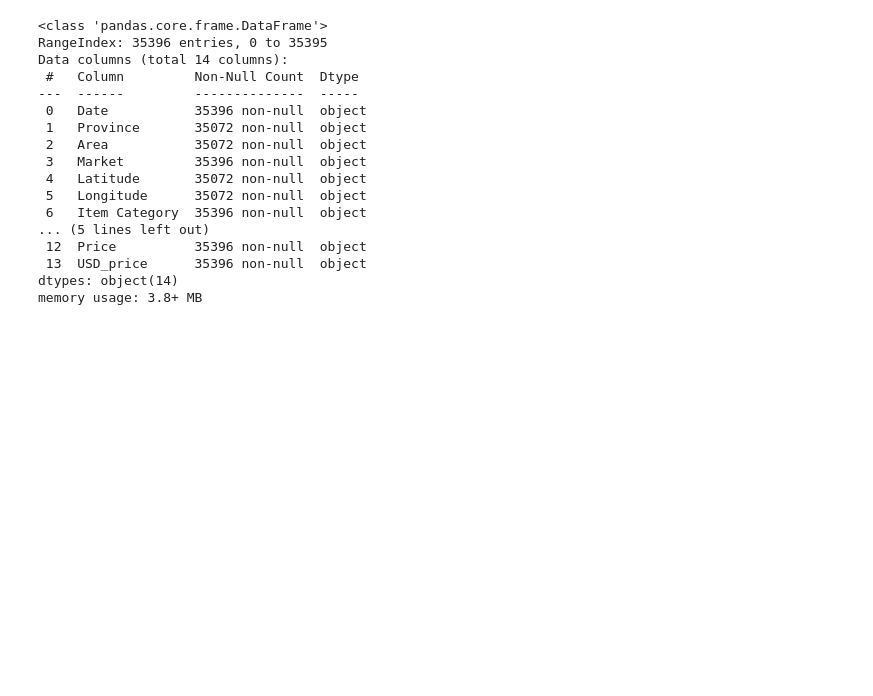
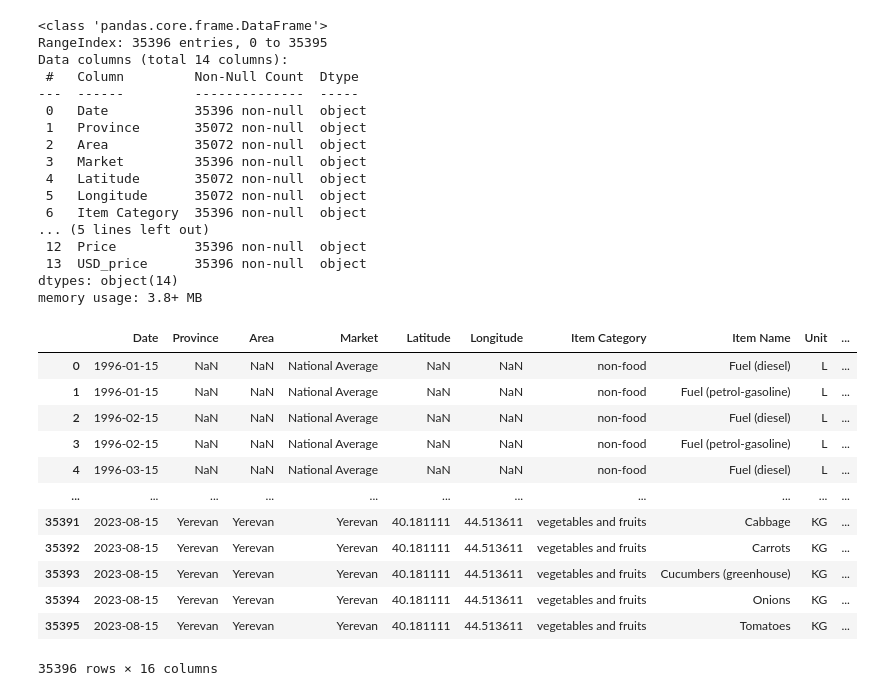
Before and after one commit to TatKhachatryan/Time-Series-Analysis-Project, a Jupyter notebook: ts_analysis_food_prices_arm.ipynb, the cells around one changed output. Saved outputs shown, nothing was run; the diff lists cells and outputs as text; code cells hidden in the pictures; blank space fills up the shorter version.

```diff
--- a/ts_analysis_food_prices_arm.ipynb
+++ b/ts_analysis_food_prices_arm.ipynb
@@ -121,3 +121,22 @@ memory usage: 3.8+ MB
 data['Date'] = pd.to_datetime(data['Date'])
 data['Price'] = data['Price'].astype(float)
 data['USD_price'] = data['USD_price'].astype(float)
+# %%
+data['Year'] = data['Date'].dt.year
+data['Quarter'] = pd.PeriodIndex(data['Date'], freq='Q')
+# %%
+data
+# %% [output]
+|  | Date | Province | Area | Market | Latitude | Longitude | Item Category | Item Name | Unit | ... |
+| 0 | 1996-01-15 | NaN | NaN | National Average | NaN | NaN | non-food | Fuel (diesel) | L | ... |
+| 1 | 1996-01-15 | NaN | NaN | National Average | NaN | NaN | non-food | Fuel (petrol-gasoline) | L | ... |
+| 2 | 1996-02-15 | NaN | NaN | National Average | NaN | NaN | non-food | Fuel (diesel) | L | ... |
+| 3 | 1996-02-15 | NaN | NaN | National Average | NaN | NaN | non-food | Fuel (petrol-gasoline) | L | ... |
+| 4 | 1996-03-15 | NaN | NaN | National Average | NaN | NaN | non-food | Fuel (diesel) | L | ... |
+| ... | ... | ... | ... | ... | ... | ... | ... | ... | ... | ... |
+| 35391 | 2023-08-15 | Yerevan | Yerevan | Yerevan | 40.181111 | 44.513611 | vegetables and fruits | Cabbage | KG | ... |
+| 35392 | 2023-08-15 | Yerevan | Yerevan | Yerevan | 40.181111 | 44.513611 | vegetables and fruits | Carrots | KG | ... |
+| 35393 | 2023-08-15 | Yerevan | Yerevan | Yerevan | 40.181111 | 44.513611 | vegetables and fruits | Cucumbers (greenhouse) | KG | ... |
+| 35394 | 2023-08-15 | Yerevan | Yerevan | Yerevan | 40.181111 | 44.513611 | vegetables and fruits | Onions | KG | ... |
+| 35395 | 2023-08-15 | Yerevan | Yerevan | Yerevan | 40.181111 | 44.513611 | vegetables and fruits | Tomatoes | KG | ... |
+35396 rows × 16 columns
```
